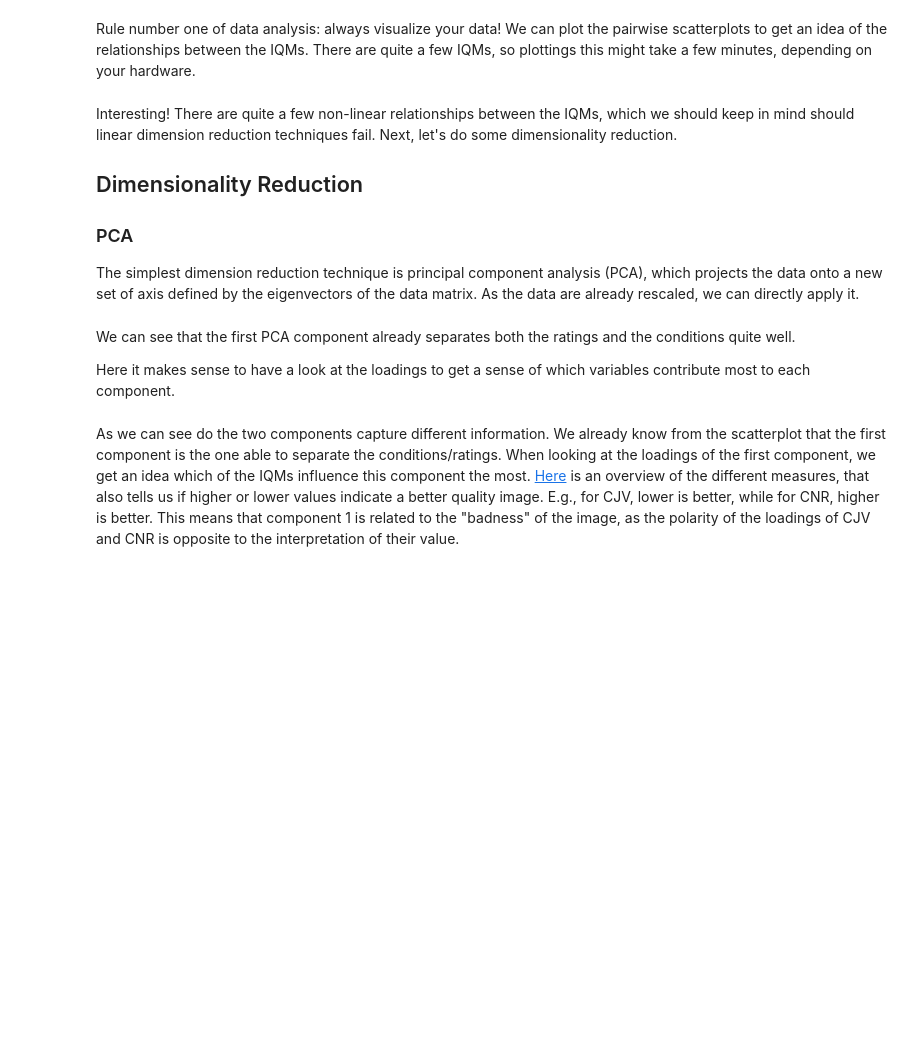
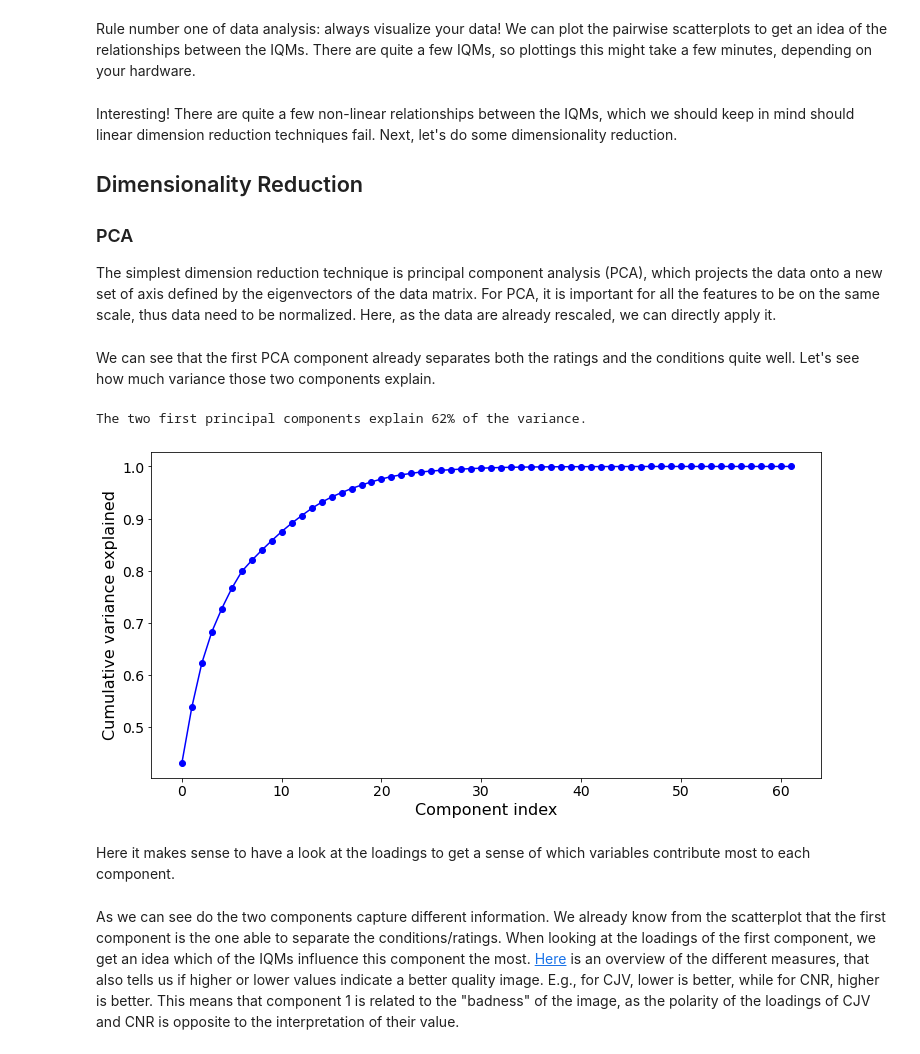
Before and after one commit to brainhack-ch/interpret-iqms, a Jupyter notebook: code/interpretability-of-iqms.ipynb, the cells around one changed output. Cells and saved outputs as stored; diff of their text form; code cells hidden in the pictures; blank space fills up the shorter version.

Commit message:
enh : add a plot of the cumulative variance explained for PCA

```diff
--- a/code/interpretability-of-iqms.ipynb
+++ b/code/interpretability-of-iqms.ipynb
@@ -132,7 +130,7 @@ Next, let's do some dimensionality reduction.
 
 ### PCA
 
-The simplest dimension reduction technique is principal component analysis (PCA), which projects the data onto a new set of axis defined by the eigenvectors of the data matrix. As the data are already rescaled, we can directly apply it.
+The simplest dimension reduction technique is principal component analysis (PCA), which projects the data onto a new set of axis defined by the eigenvectors of the data matrix. For PCA, it is important for all the features to be on the same scale, thus data need to be normalized. Here, as the data are already rescaled, we can directly apply it.
 # %%
 # run PCA
 pca = PCA()
@@ -147,7 +151,25 @@ fig = px.scatter(iqms_pca, x="component1", y="component2", color=scores["score"]
 fig.show()
+# %% [markdown]
+We can see that the first PCA component already separates both the ratings and the conditions quite well. Let's see how much variance those two components explain.
+# %%
+#Extract variance explained by each component
+exp_var=pca.explained_variance_ratio_
+#Compute cumulative variance explained
+cum_exp_var = np.cumsum(exp_var)
+
+#Plot cumulative variance explained
+plt.figure(figsize=(12,6))
+plt.plot(cum_exp_var, 'bo-')
+plt.xticks(fontsize=14)
+plt.yticks(fontsize=14)
+plt.xlabel('Component index',fontsize=16)
+plt.ylabel('Cumulative variance explained',fontsize=16)
+
+print('The two first principal components explain {:.0f}% of the variance.'.format(cum_exp_var[2]*100))
+# %% [output]
+The two first principal components explain 62% of the variance.
+[figure, added]
 # %% [markdown]
-We can see that the first PCA component already separates both the ratings and the conditions quite well.
-
 Here it makes sense to have a look at the loadings to get a sense of which variables contribute most to each component.
 # %%
 loadings = pd.DataFrame(pca.components_[:2].T, index=iqms_scaled.columns)
```
Also changed, not shown: parts of 6 cells of this notebook.
